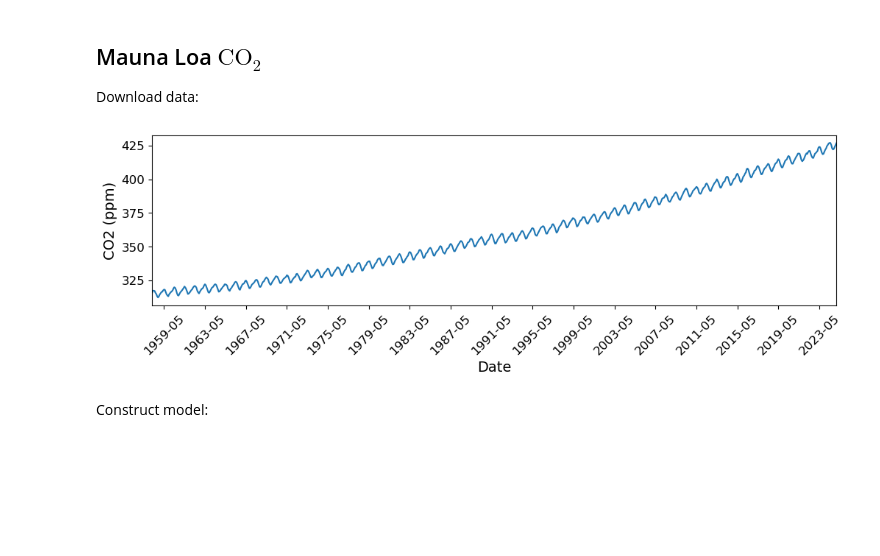
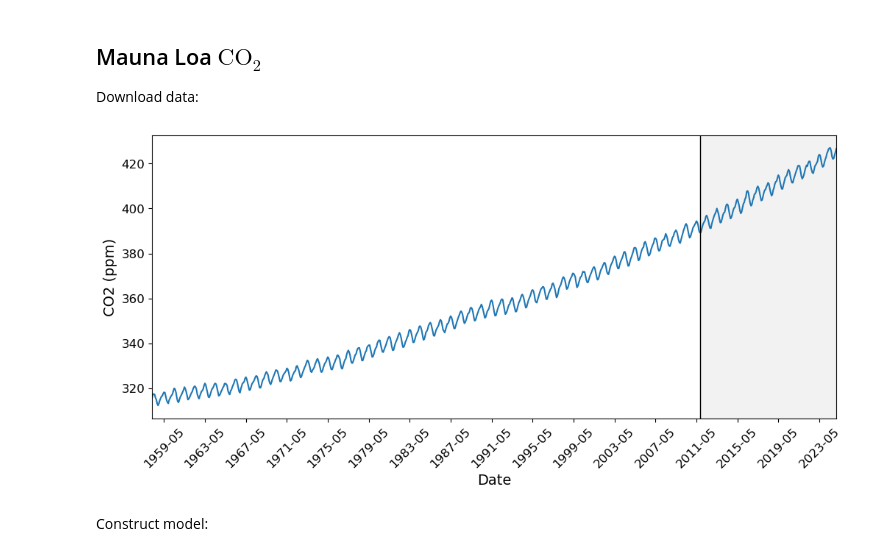
Before and after one commit to UncertaintyInComplexSystems/bamojax, a Jupyter notebook: bamojax/examples/timeseries/AR_models.ipynb, the cells around one changed output. Drawn from its saved outputs; the diff is of its cells as text; code cells hidden in the pictures; blank space fills up the shorter version.

```diff
--- a/bamojax/examples/timeseries/AR_models.ipynb
+++ b/bamojax/examples/timeseries/AR_models.ipynb
@@ -216,24 +212,33 @@ Download data:
 # %%
 import pandas as pd
 
 mauna_loa_co2 = pd.read_csv('https://gml.noaa.gov/webdata/ccgg/trends/co2/co2_mm_mlo.csv', sep=',', skiprows=40)
 mauna_loa_co2['date'] = pd.to_datetime(mauna_loa_co2[['year', 'month']].assign(DAY=1))
 dates = mauna_loa_co2['date'].to_numpy()
 co2 = mauna_loa_co2['average'].to_numpy()
 n = len(co2)
+
+n_train = int(0.8*n)
+n_test = n - n_train
+dates_train = dates[:n_train]
+dates_test = dates[n_train:]
+co2_train = co2[:n_train]
+co2_test = co2[n_train:]
+
+plt.figure(figsize=(12, 5))
+ax = plt.gca()
+ax.plot(dates, co2)
+ax.set_xticks(dates[::12])
+ax.set_xticklabels(labels=dates[::12], rotation=45)
+ax.xaxis.set_major_locator(mdates.MonthLocator(interval=48))
+ax.xaxis.set_major_formatter(mdates.DateFormatter('%Y-%m'))
+ax.set_xlim([dates[0], dates[-1]])
+ax.axvspan(xmin=dates[n_train], xmax=dates[n-1], color='Grey', alpha=0.1)
+ax.axvline(x=dates[n_train], color='k', ls='-', lw=1)
+ax.set_xlabel('Date')
+ax.set_ylabel('CO2 (ppm)');
+# %% [output]
+[figure, added]
-# %%
-plt.figure(figsize=(12, 3))
-ax = plt.gca()
-ax.plot(dates, co2)
-ax.set_xticks(dates[::12])
-ax.set_xticklabels(labels=dates[::12], rotation=45)
-ax.xaxis.set_major_locator(mdates.MonthLocator(interval=48))
-ax.xaxis.set_major_formatter(mdates.DateFormatter('%Y-%m'))
-ax.set_xlim([dates[0], dates[-1]])
-ax.set_xlabel('Date')
-ax.set_ylabel('CO2 (ppm)');
-# %% [output]
-[figure, removed]
 # %% [markdown]
 Construct model:
 # %%
```
Also changed, not shown: parts of 9 cells of this notebook, 2 other files.
